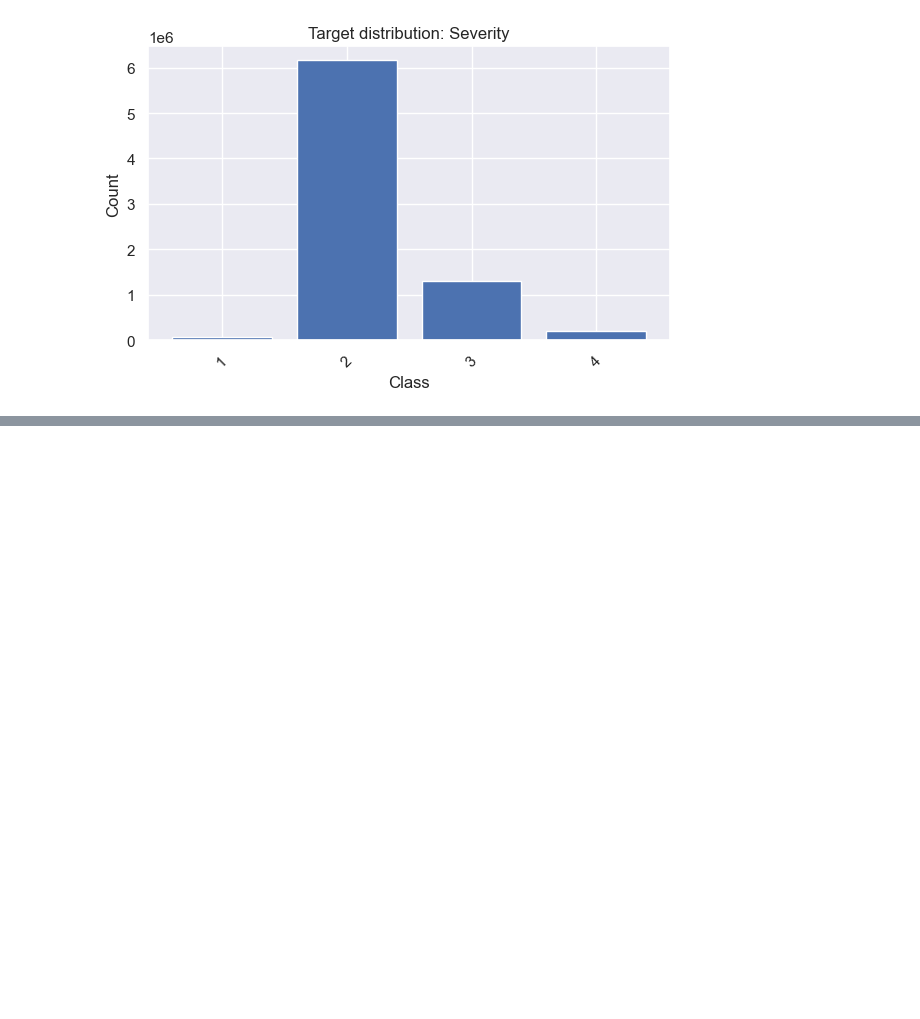
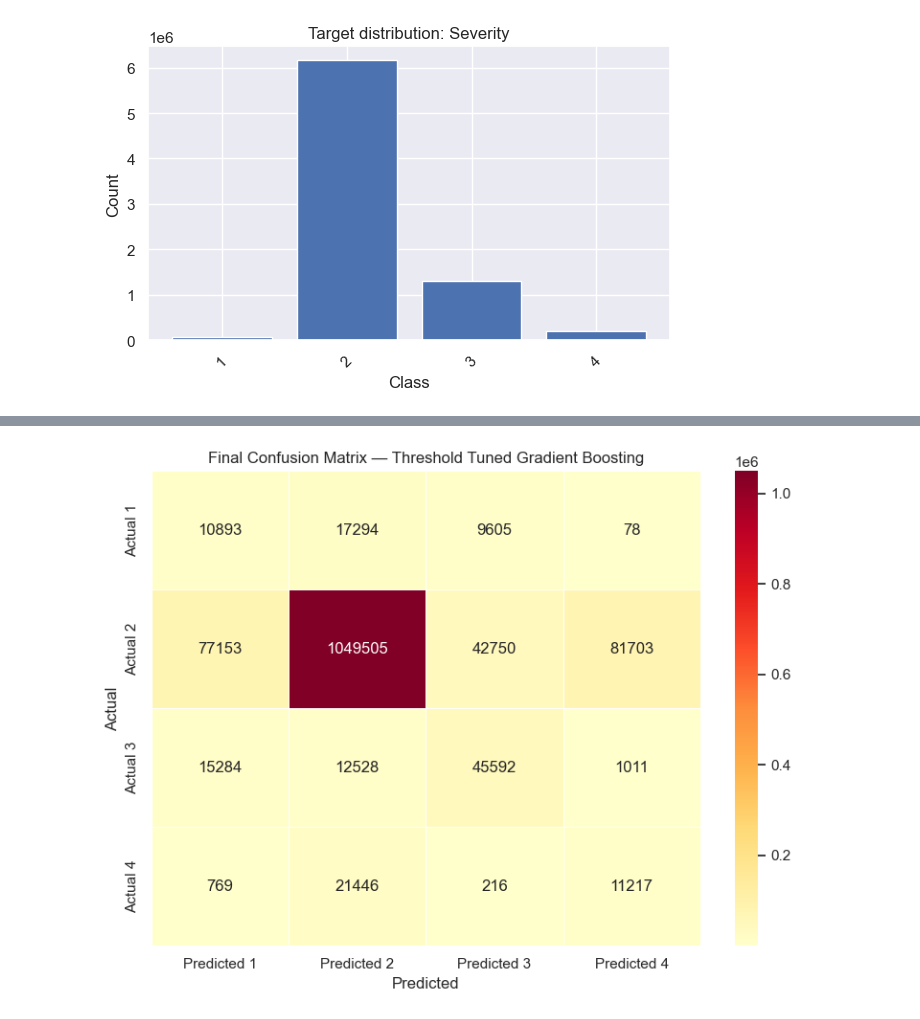
Before and after one commit to NSriDatta16/US-Accidents-Prediction, a Jupyter notebook: notebooks/accident_severity_analysis.ipynb, the cells around one changed output, grey strips where cells are left out. Drawn from its saved outputs; the diff is of its cells as text; code cells hidden in the pictures; blank space fills up the shorter version.

```diff
--- a/notebooks/accident_severity_analysis.ipynb
+++ b/notebooks/accident_severity_analysis.ipynb
@@ -173,0 +755,13 @@ Name: count, dtype: int64
+# %%
+thresholds = {1: 0.25,2: 0.50,3: 0.40,4: 0.70,}
+
+y_pred_custom = []
+
+for probs in y_proba:
+    assigned = 2
+    for idx, cls in enumerate(class_labels):
+        if probs[idx] >= thresholds.get(cls, 0.5):
+            assigned = cls
+    y_pred_custom.append(assigned)
+
+y_pred_custom = np.array(y_pred_custom)
@@ -173,0 +787,6 @@ Name: count, dtype: int64
+# %%
+y_proba = gb_model.predict_proba(X_test_tree)
+class_labels = gb_model.classes_
+
+print("Class labels:", class_labels)
+print("Probability array shape:", y_proba.shape)
@@ -173,0 +798,13 @@ Name: count, dtype: int64
+# %%
+thresholds = {1: 0.20,2: 0.50,3: 0.40,4: 0.75}
+
+y_pred_tuned = []
+
+for probs in y_proba:
+    chosen = 2
+    for idx, cls in enumerate(class_labels):
+        if probs[idx] >= thresholds.get(cls, 0.5):
+            chosen = cls
+    y_pred_tuned.append(chosen)
+
+y_pred_tuned = np.array(y_pred_tuned)
@@ -173,0 +826,15 @@ Name: count, dtype: int64
+# %%
+labels = sorted(y_test_tree.unique())
+
+cm = confusion_matrix(y_test_tree, y_pred_tuned, labels=labels)
+cm_df = pd.DataFrame(cm,index=[f"Actual {l}" for l in labels],columns=[f"Predicted {l}" for l in labels],)
+
+plt.figure(figsize=(8, 6))
+sns.heatmap(cm_df,annot=True,fmt="d",cmap="YlOrRd",linewidths=0.5)
+plt.title("Final Confusion Matrix — Threshold Tuned Gradient Boosting")
+plt.ylabel("Actual")
+plt.xlabel("Predicted")
+plt.tight_layout()
+plt.show()
+# %% [output]
+[figure, added]
```
Also changed, not shown: parts of 70 cells of this notebook.
